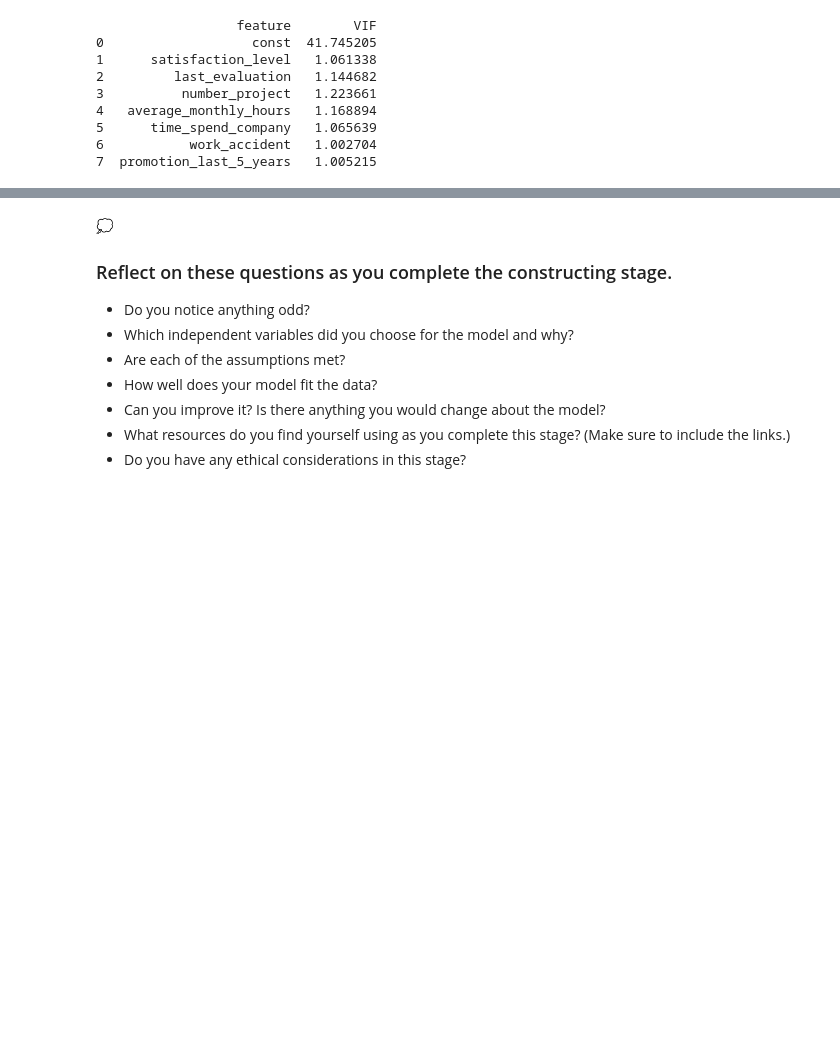
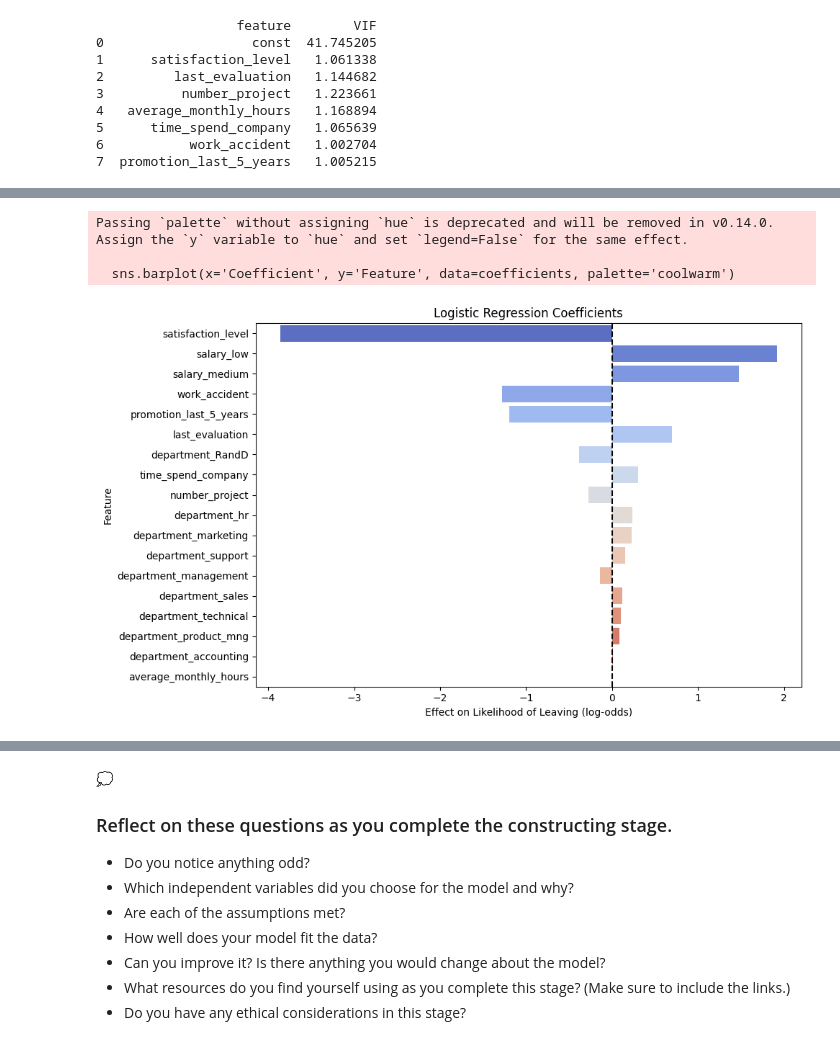
Before and after one commit to edilma/salifor, a Jupyter notebook: Activity_ Course 7 Salifort Motors project lab.ipynb, the cells around one changed output, grey strips where cells are left out. Saved outputs shown, nothing was run; the diff lists cells and outputs as text; code cells hidden in the pictures; blank space fills up the shorter version.

Commit message:
CREATED a logistic regression model and analized the results

```diff
--- a/Activity_ Course 7 Salifort Motors project lab.ipynb
+++ b/Activity_ Course 7 Salifort Motors project lab.ipynb
@@ -601,0 +637,12 @@ print(vif_data)
+# %%
+from sklearn.model_selection import train_test_split
+
+# I will use all the variables since they are all cleaned and encoded properly
+X= df_encoded.drop(columns='left')
+y = df_encoded["left"]
+
+X_train, X_test, y_train, y_test = train_test_split(X,y, test_size=0.3, random_state=42)
+# %%
+from sklearn.linear_model import LogisticRegression
+
+clf = LogisticRegression(max_iter=1000).fit(X_train, y_train)
@@ -601,0 +654,4 @@ print(vif_data)
+# %%
+# Here i will be working with my saved model
+with open("logistic_model.pkl", "rb") as f:
+    clf = pickle.load(f)
@@ -601,0 +669,16 @@ print(vif_data)
+# %%
+# Create a DataFrame of feature names and their corresponding coefficients
+coefficients = pd.DataFrame({
+    'Feature': X.columns,
+    'Coefficient': clf.coef_[0]  # [0] because coef_ is a 2D array with one row
+})
+
+# Sort by absolute value (most influential features at top)
+coefficients['Abs_Coefficient'] = coefficients['Coefficient'].abs()
+coefficients = coefficients.sort_values(by='Abs_Coefficient', ascending=False)
+
+# Drop the helper column if you like
+coefficients.drop(columns='Abs_Coefficient', inplace=True)
+
+# Display
+coefficients
@@ -601,0 +703,15 @@ print(vif_data)
+# %%
+
+plt.figure(figsize=(10, 6))
+sns.barplot(x='Coefficient', y='Feature', data=coefficients, palette='coolwarm')
+plt.axvline(0, color='black', linestyle='--')
+plt.title('Logistic Regression Coefficients')
+plt.xlabel('Effect on Likelihood of Leaving (log-odds)')
+plt.ylabel('Feature')
+plt.tight_layout()
+plt.show()
+# %% [output]
+Passing `palette` without assigning `hue` is deprecated and will be removed in v0.14.0. Assign the `y` variable to `hue` and set `legend=False` for the same effect.
+
+  sns.barplot(x='Coefficient', y='Feature', data=coefficients, palette='coolwarm')
+[figure, added]
```
Also changed, not shown: parts of 9 cells of this notebook, 1 other file.
